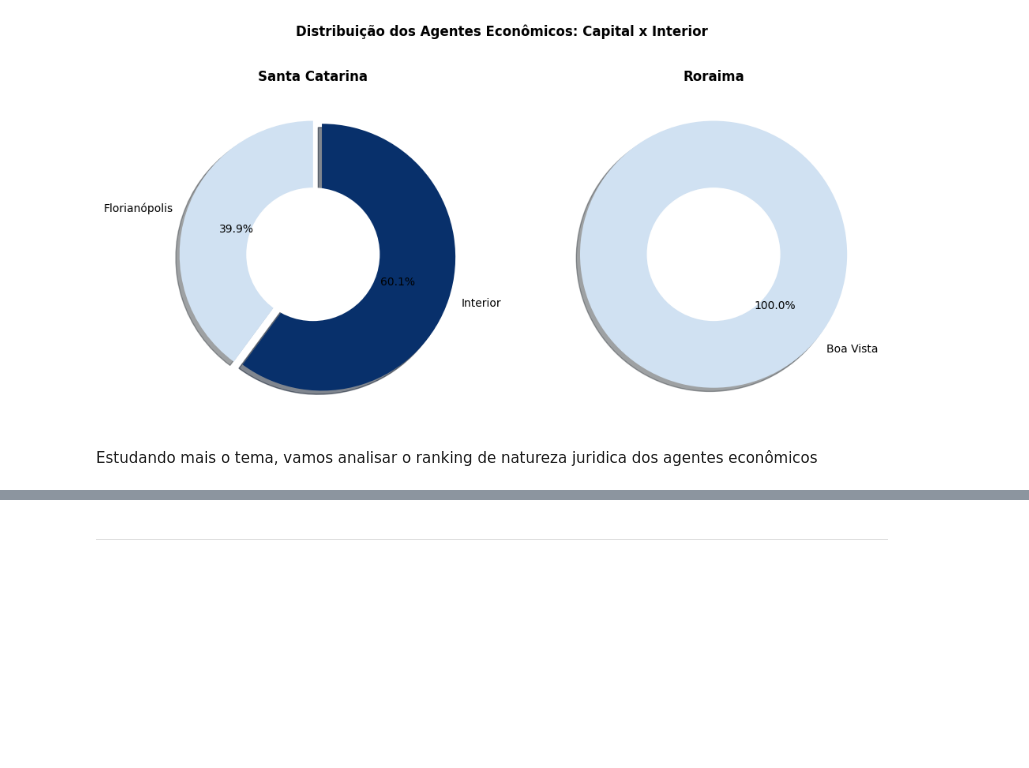
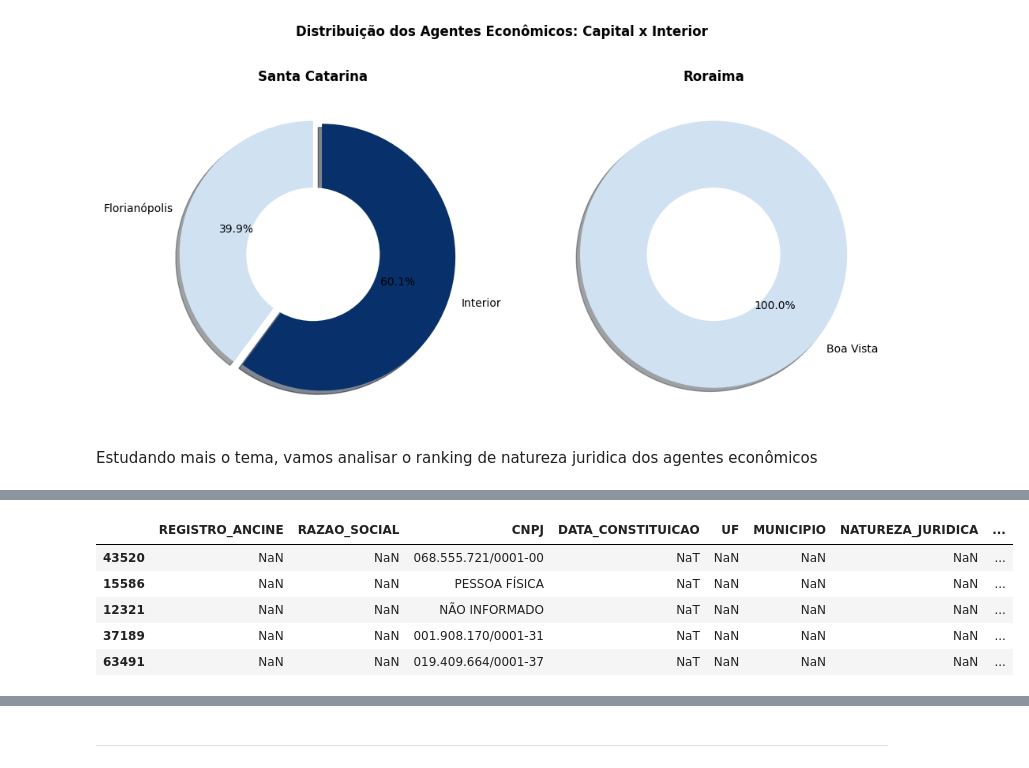
Before and after one commit to fonsecadados/AgenciaNacionalDoCinema_ANCINE, a Jupyter notebook: ANCINE_DesafiosEOportunidades.ipynb, the cells around one changed output, grey strips where cells are left out. Saved outputs shown, nothing was run; the diff lists cells and outputs as text; code cells hidden in the pictures; blank space fills up the shorter version.

```diff
--- a/ANCINE_DesafiosEOportunidades.ipynb
+++ b/ANCINE_DesafiosEOportunidades.ipynb
@@ -552,0 +602,15 @@ plt.show()
+# %%
+natureza_juridica_produtores_obras = agnts_tabela_unificada[['REGISTRO_ANCINE', 'RAZAO_SOCIAL', 'CNPJ',
+       'DATA_CONSTITUICAO', 'UF', 'MUNICIPIO', 'NATUREZA_JURIDICA', 'CLASSIFICACAO_NIVEL_PRODUTORA']]
+produtores = pd.DataFrame(produtores_obras_n_publi)
+produtores['CNPJ'] = produtores['CNPJ_PRODUTOR']
+produtores_obras = pd.merge(natureza_juridica_produtores_obras, produtores, how='outer', on='CNPJ' )
+
+produtores_obras.sample(5)
+# %% [output]
+|  | REGISTRO_ANCINE | RAZAO_SOCIAL | CNPJ | DATA_CONSTITUICAO | UF | MUNICIPIO | NATUREZA_JURIDICA | ... |
+| 43520 | NaN | NaN | 068.555.721/0001-00 | NaT | NaN | NaN | NaN | ... |
+| 15586 | NaN | NaN | PESSOA FÍSICA | NaT | NaN | NaN | NaN | ... |
+| 12321 | NaN | NaN | NÃO INFORMADO | NaT | NaN | NaN | NaN | ... |
+| 37189 | NaN | NaN | 001.908.170/0001-31 | NaT | NaN | NaN | NaN | ... |
+| 63491 | NaN | NaN | 019.409.664/0001-37 | NaT | NaN | NaN | NaN | ... |
```
Also changed, not shown: parts of 8 cells of this notebook.
